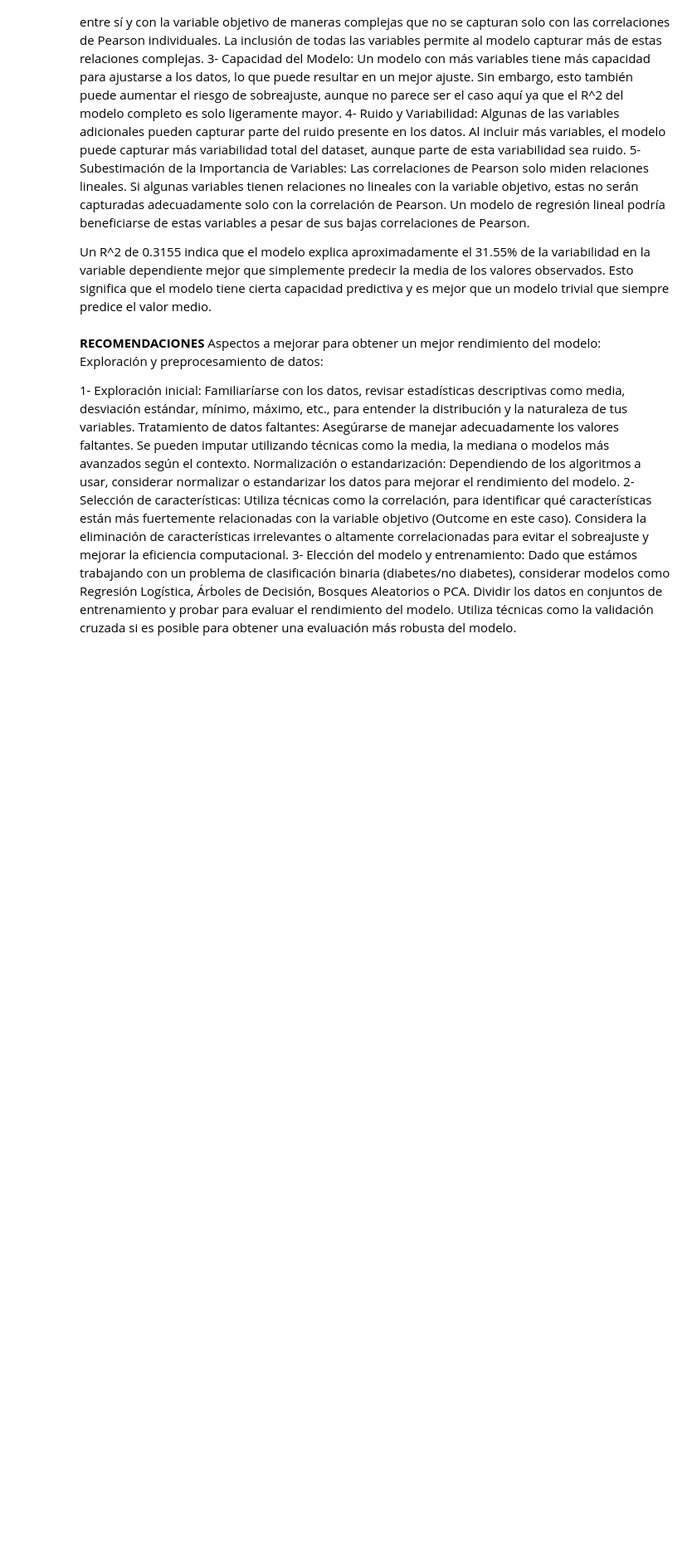
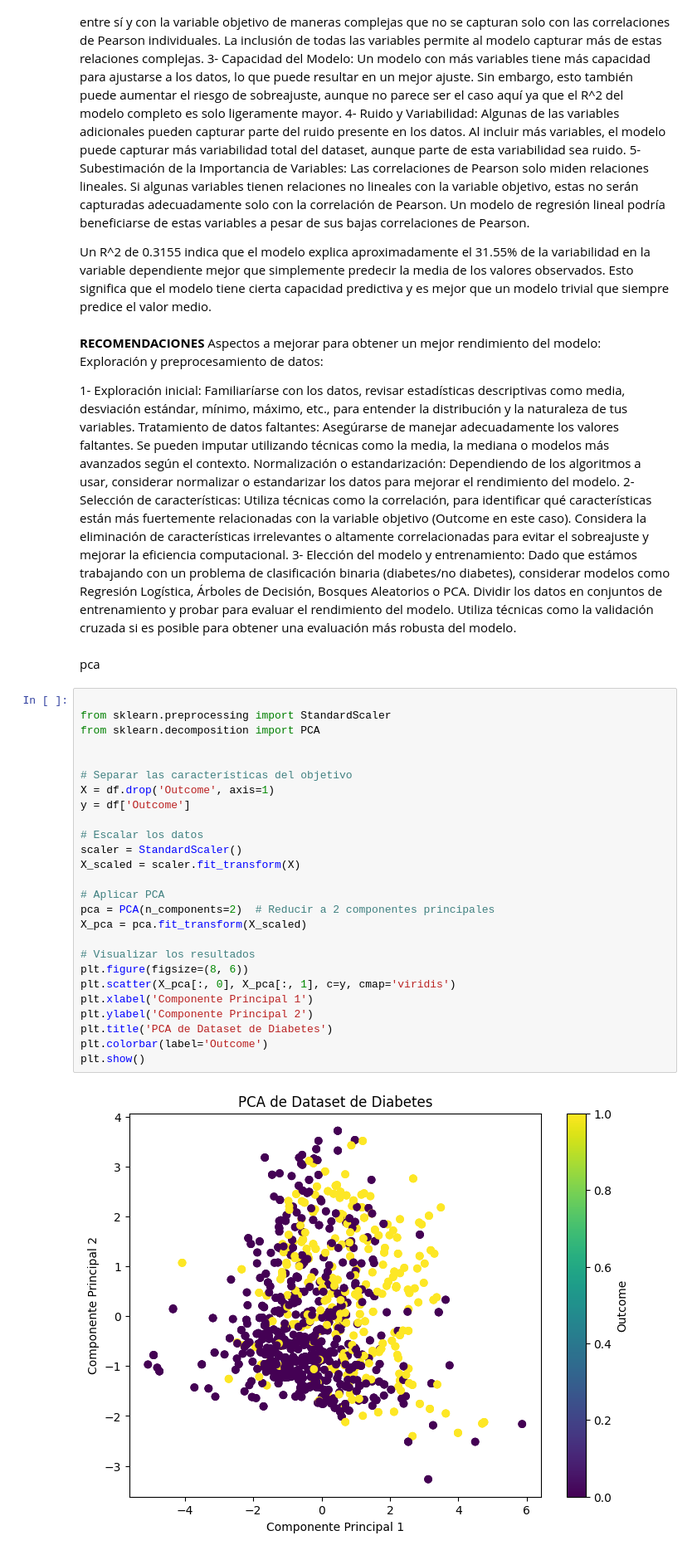
Before and after one commit to paulotolosa/prueba_II_coderhouse, a Jupyter notebook: Proyecto_ParteIII_Tolosa.ipynb, the cells around one changed output. Shown at 83% size. Saved outputs shown, nothing was run; the diff lists cells and outputs as text; blank space fills up the shorter version.

```diff
--- a/Proyecto_ParteIII_Tolosa.ipynb
+++ b/Proyecto_ParteIII_Tolosa.ipynb
@@ -735,3 +735,33 @@ Considera la eliminación de características irrelevantes o altamente correlaci
 3- Elección del modelo y entrenamiento:
 Dado que estámos trabajando con un problema de clasificación binaria (diabetes/no diabetes), considerar modelos como Regresión Logística, Árboles de Decisión, Bosques Aleatorios o PCA.
 Dividir los datos en conjuntos de entrenamiento y probar para evaluar el rendimiento del modelo. Utiliza técnicas como la validación cruzada si es posible para obtener una evaluación más robusta del modelo.
+# %% [markdown]
+pca
+# %%
+
+from sklearn.preprocessing import StandardScaler
+from sklearn.decomposition import PCA
+
+
+# Separar las características del objetivo
+X = df.drop('Outcome', axis=1)
+y = df['Outcome']
+
+# Escalar los datos
+scaler = StandardScaler()
+X_scaled = scaler.fit_transform(X)
+
+# Aplicar PCA
+pca = PCA(n_components=2)  # Reducir a 2 componentes principales
+X_pca = pca.fit_transform(X_scaled)
+
+# Visualizar los resultados
+plt.figure(figsize=(8, 6))
+plt.scatter(X_pca[:, 0], X_pca[:, 1], c=y, cmap='viridis')
+plt.xlabel('Componente Principal 1')
+plt.ylabel('Componente Principal 2')
+plt.title('PCA de Dataset de Diabetes')
+plt.colorbar(label='Outcome')
+plt.show()
+# %% [output]
+[figure, added]
```
Also changed, not shown: parts of 6 cells of this notebook.
